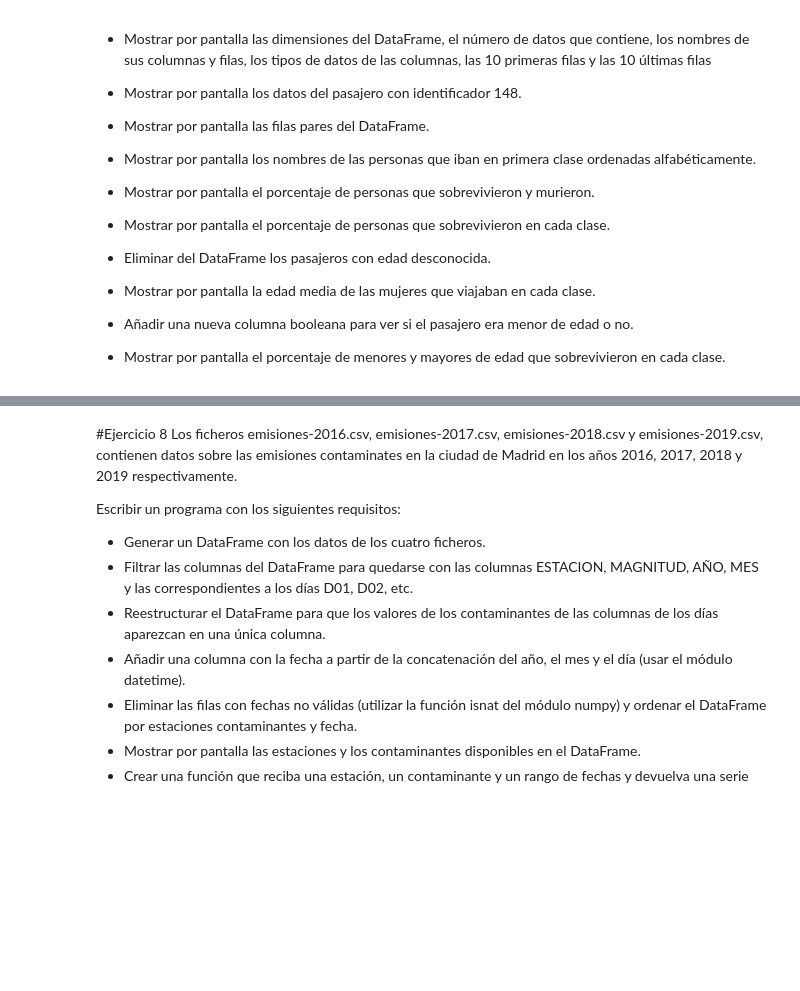
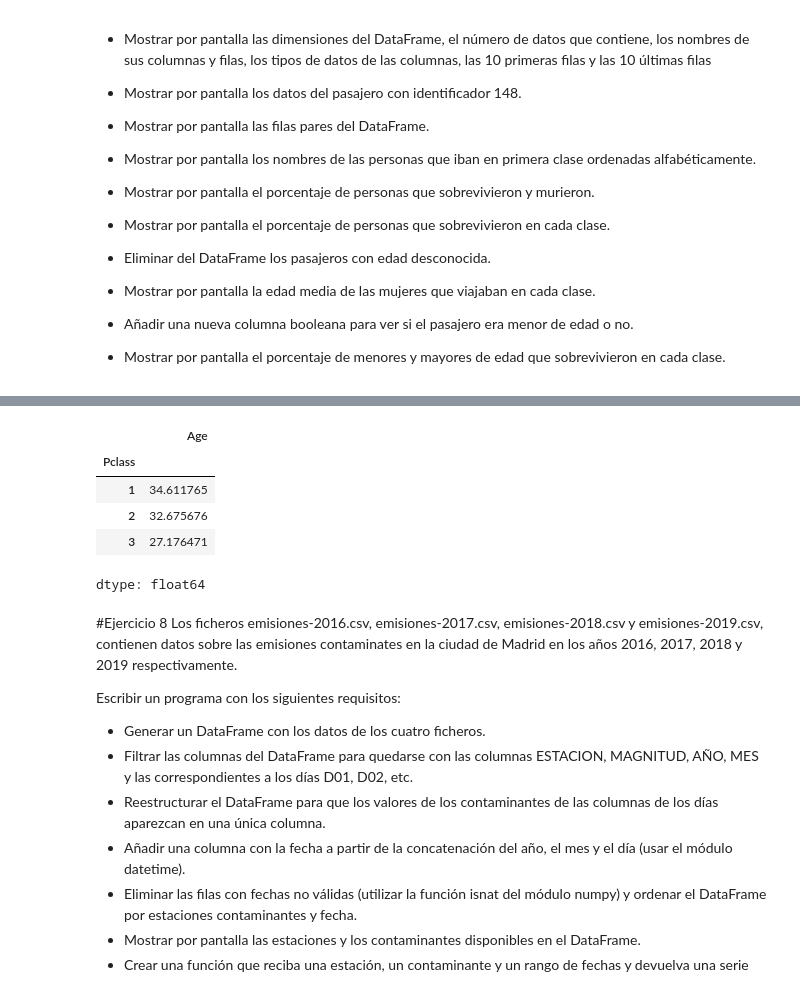
Before and after one commit to RaTon84/Pandas, a Jupyter notebook: Pandas.ipynb, the cells around one changed output, grey strips where cells are left out. Saved outputs shown, nothing was run; the diff lists cells and outputs as text; code cells hidden in the pictures; blank space fills up the shorter version.

```diff
--- a/Pandas.ipynb
+++ b/Pandas.ipynb
@@ -312,3 +305,16 @@ None
+# %%
+# Mostrar por pantalla la edad media de las mujeres que viajaban en cada clase.
+
+females = df[df["Sex"] == "female"]
+females
+females.groupby("Pclass")["Age"].mean()
+# %% [output]
+|  | Age |
+| Pclass |  |
+| 1 | 34.611765 |
+| 2 | 32.675676 |
+| 3 | 27.176471 |
+dtype: float64
 # %% [markdown]
 #Ejercicio 8
 Los ficheros emisiones-2016.csv, emisiones-2017.csv, emisiones-2018.csv y emisiones-2019.csv, contienen datos sobre las emisiones contaminates en la ciudad de Madrid en los años 2016, 2017, 2018 y 2019 respectivamente.
```
Also changed, not shown: parts of 2 cells of this notebook.
